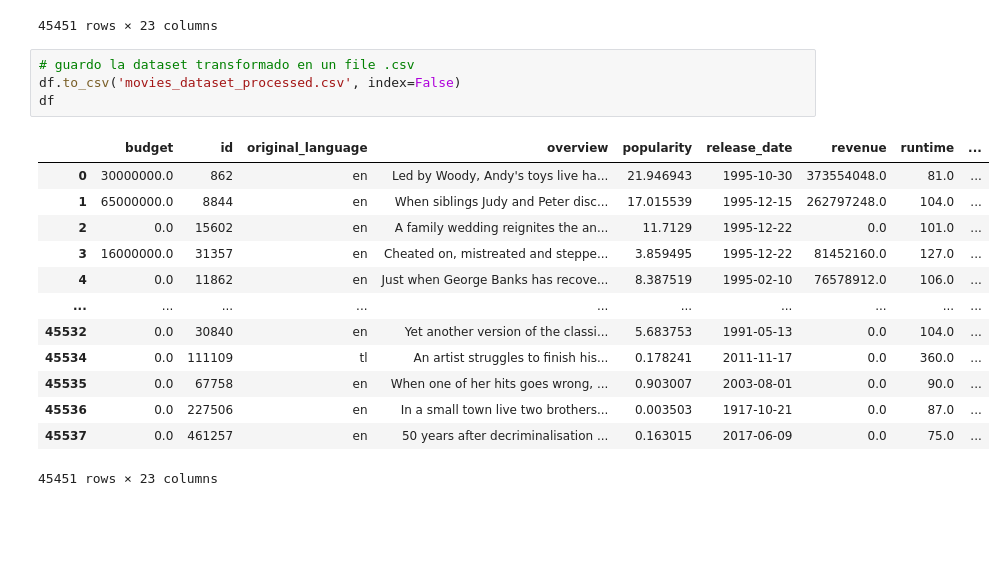
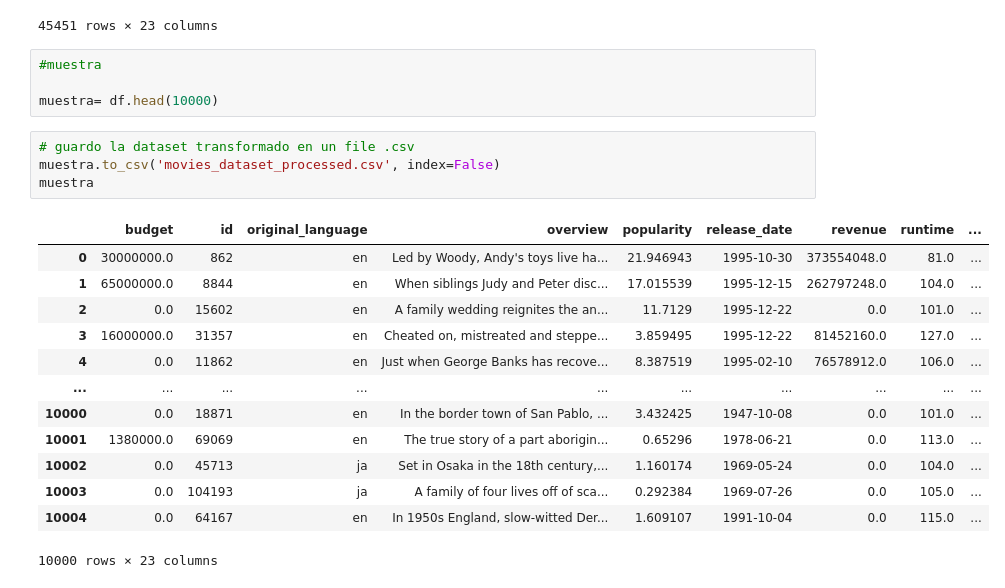
Before and after one commit to MariaH2909/movie-recomendation, a Jupyter notebook: ETL.ipynb, the cells around one changed output. Cells and saved outputs as stored; diff of their text form; blank space fills up the shorter version.

Commit message:
disminuir muestra 10000

```diff
--- a/ETL.ipynb
+++ b/ETL.ipynb
@@ -295,21 +295,25 @@ df
 | 45536 | 0.0 | 227506 | en | In a small town live two brothers... | 0.003503 | 1917-10-21 | 0.0 | 87.0 | ... |
 | 45537 | 0.0 | 461257 | en | 50 years after decriminalisation ... | 0.163015 | 2017-06-09 | 0.0 | 75.0 | ... |
 45451 rows × 23 columns
+# %%
+#muestra
+
+muestra= df.head(10000)
 # %%
 # guardo la dataset transformado en un file .csv
-df.to_csv('movies_dataset_processed.csv', index=False)
-df
+muestra.to_csv('movies_dataset_processed.csv', index=False)
+muestra
 # %% [output]
 |  | budget | id | original_language | overview | popularity | release_date | revenue | runtime | ... |
 | 0 | 30000000.0 | 862 | en | Led by Woody, Andy's toys live ha... | 21.946943 | 1995-10-30 | 373554048.0 | 81.0 | ... |
 | 1 | 65000000.0 | 8844 | en | When siblings Judy and Peter disc... | 17.015539 | 1995-12-15 | 262797248.0 | 104.0 | ... |
 | 2 | 0.0 | 15602 | en | A family wedding reignites the an... | 11.7129 | 1995-12-22 | 0.0 | 101.0 | ... |
 | 3 | 16000000.0 | 31357 | en | Cheated on, mistreated and steppe... | 3.859495 | 1995-12-22 | 81452160.0 | 127.0 | ... |
 | 4 | 0.0 | 11862 | en | Just when George Banks has recove... | 8.387519 | 1995-02-10 | 76578912.0 | 106.0 | ... |
 | ... | ... | ... | ... | ... | ... | ... | ... | ... | ... |
-| 45532 | 0.0 | 30840 | en | Yet another version of the classi... | 5.683753 | 1991-05-13 | 0.0 | 104.0 | ... |
-| 45534 | 0.0 | 111109 | tl | An artist struggles to finish his... | 0.178241 | 2011-11-17 | 0.0 | 360.0 | ... |
-| 45535 | 0.0 | 67758 | en | When one of her hits goes wrong, ... | 0.903007 | 2003-08-01 | 0.0 | 90.0 | ... |
-| 45536 | 0.0 | 227506 | en | In a small town live two brothers... | 0.003503 | 1917-10-21 | 0.0 | 87.0 | ... |
-| 45537 | 0.0 | 461257 | en | 50 years after decriminalisation ... | 0.163015 | 2017-06-09 | 0.0 | 75.0 | ... |
+| 10000 | 0.0 | 18871 | en | In the border town of San Pablo, ... | 3.432425 | 1947-10-08 | 0.0 | 101.0 | ... |
+| 10001 | 1380000.0 | 69069 | en | The true story of a part aborigin... | 0.65296 | 1978-06-21 | 0.0 | 113.0 | ... |
+| 10002 | 0.0 | 45713 | ja | Set in Osaka in the 18th century,... | 1.160174 | 1969-05-24 | 0.0 | 104.0 | ... |
+| 10003 | 0.0 | 104193 | ja | A family of four lives off of sca... | 0.292384 | 1969-07-26 | 0.0 | 105.0 | ... |
+| 10004 | 0.0 | 64167 | en | In 1950s England, slow-witted Der... | 1.609107 | 1991-10-04 | 0.0 | 115.0 | ... |
-45451 rows × 23 columns
+10000 rows × 23 columns
```
Also changed, not shown: 1 other file.
